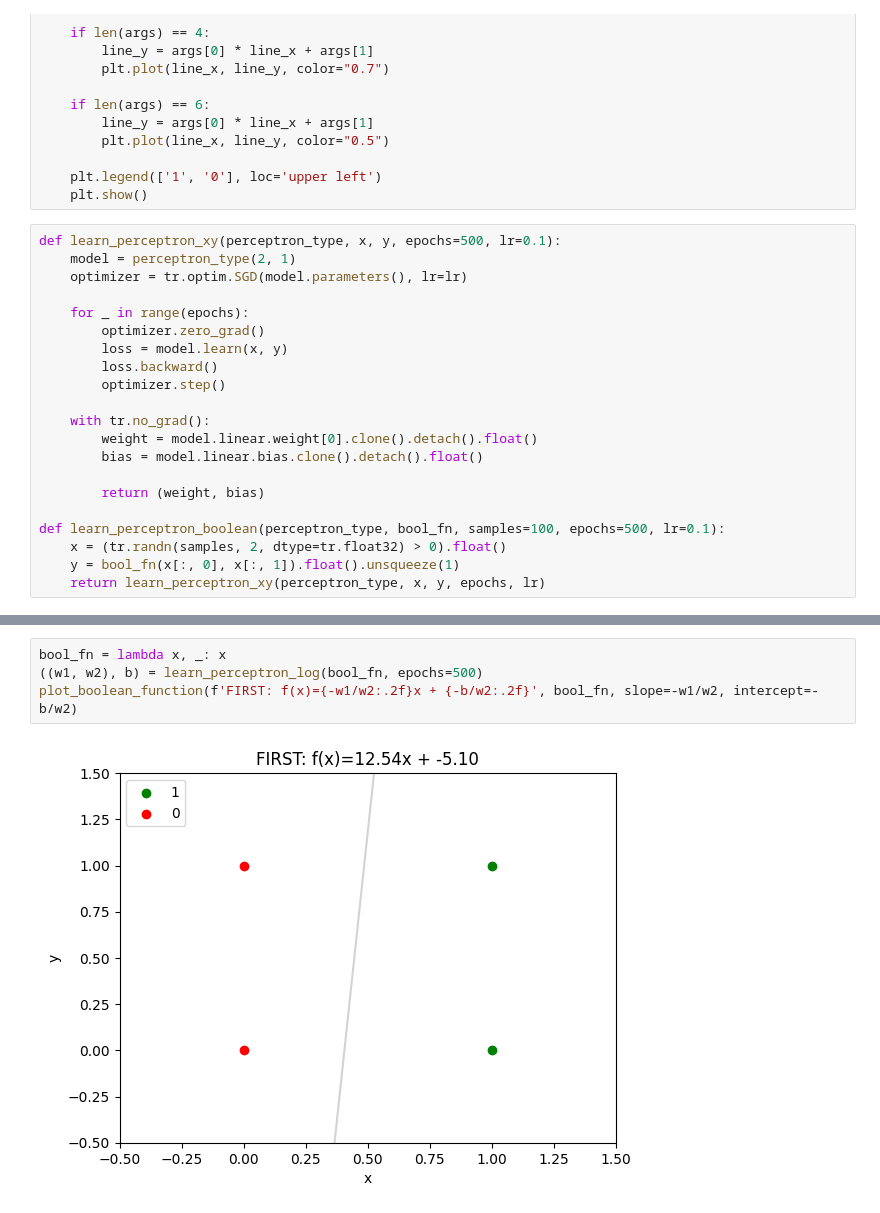
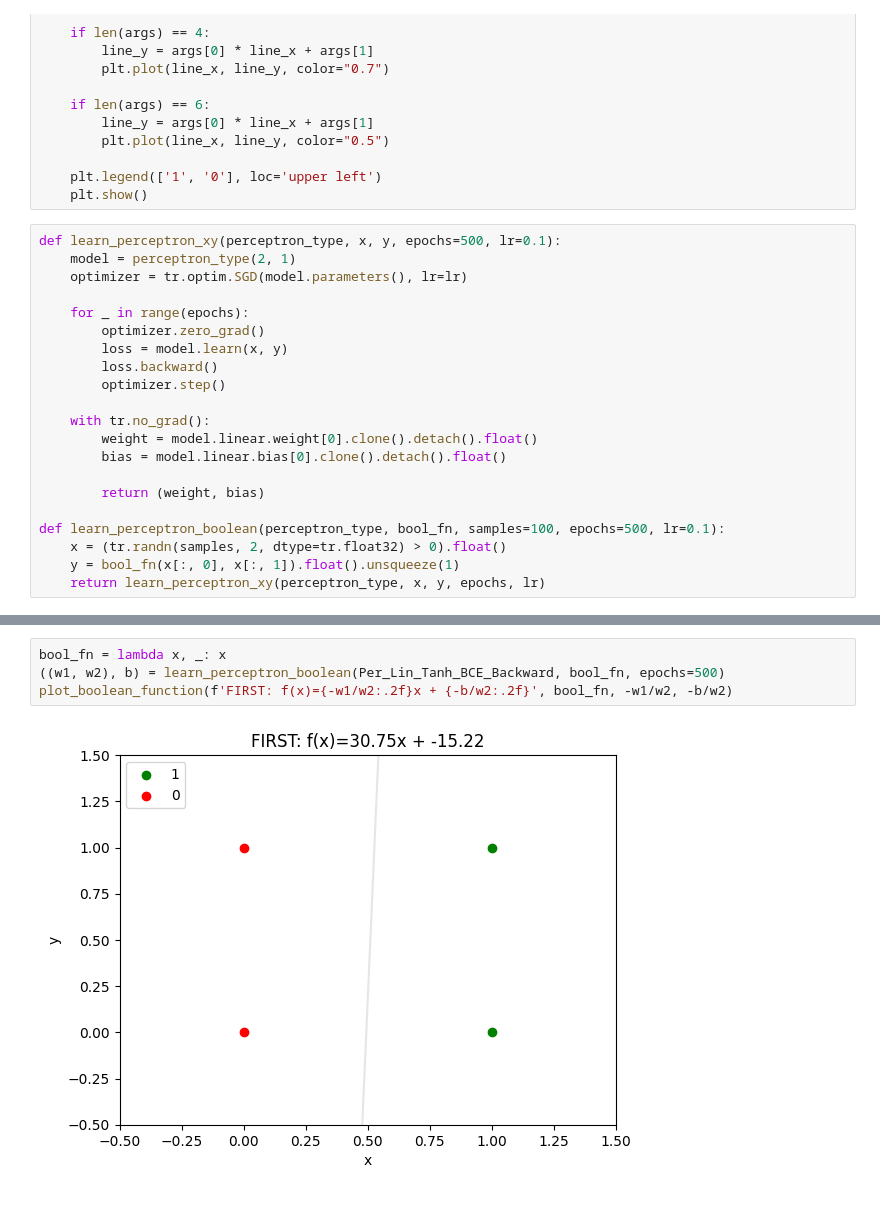
Before and after one commit to wo3kie/ml-dojo, a Jupyter notebook: per_lin_demo.ipynb, the cells around one changed output, grey strips where cells are left out. Drawn from its saved outputs; the diff is of its cells as text.

```diff
--- a/per_lin_demo.ipynb
+++ b/per_lin_demo.ipynb
@@ -57,7 +57,7 @@ def learn_perceptron_xy(perceptron_type, x, y, epochs=500, lr=0.1):
 
     with tr.no_grad():
         weight = model.linear.weight[0].clone().detach().float()
-        bias = model.linear.bias.clone().detach().float()
+        bias = model.linear.bias[0].clone().detach().float()
 
         return (weight, bias)
 
@@ -86,8 +86,8 @@ NameError: name 'learn_perceptron_log' is not defined
 # %%
 bool_fn = lambda x, _: x
-((w1, w2), b) = learn_perceptron_log(bool_fn, epochs=500)
-plot_boolean_function(f'FIRST: f(x)={-w1/w2:.2f}x + {-b/w2:.2f}', bool_fn, slope=-w1/w2, intercept=-b/w2)
+((w1, w2), b) = learn_perceptron_boolean(Per_Lin_Tanh_BCE_Backward, bool_fn, epochs=500)
+plot_boolean_function(f'FIRST: f(x)={-w1/w2:.2f}x + {-b/w2:.2f}', bool_fn, -w1/w2, -b/w2)
 # %% [output]
-[figure, old version]
+[figure, new version]
 # %%
 bool_fn = lambda _, y: y
```
Also changed, not shown: parts of 5 cells of this notebook.
